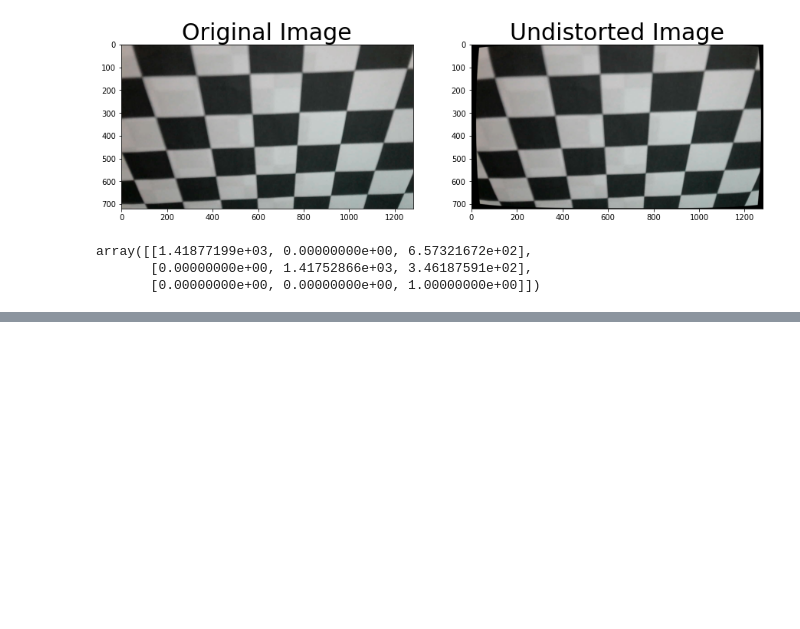
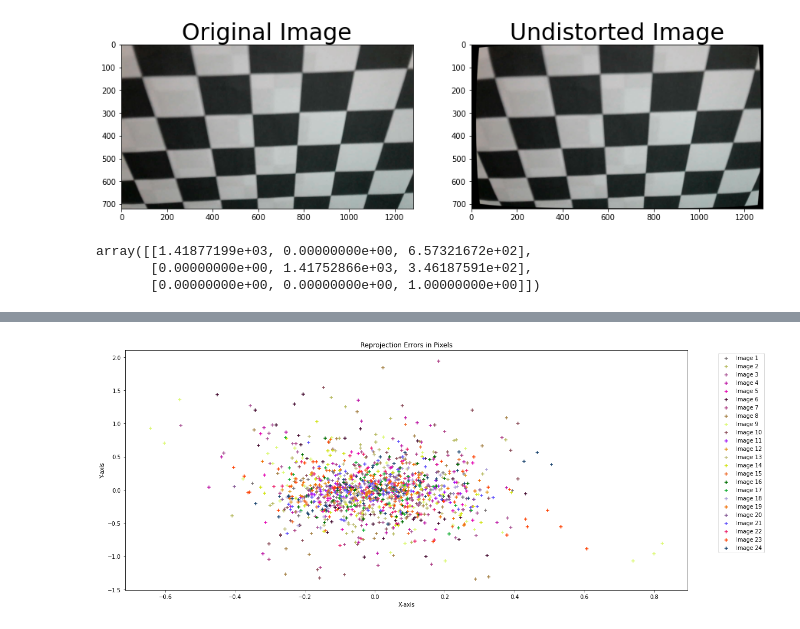
Before and after one commit to kiplimock/forest-project, a Jupyter notebook: calibration.ipynb, the cells around one changed output, grey strips where cells are left out. Saved outputs shown, nothing was run; the diff lists cells and outputs as text; code cells hidden in the pictures; blank space fills up the shorter version.

```diff
--- a/calibration.ipynb
+++ b/calibration.ipynb
@@ -88,0 +161,25 @@ array([[1.41877199e+03, 0.00000000e+00, 6.57321672e+02],
+# %%
+import matplotlib.pyplot as plt
+import numpy as np
+import random
+
+x.pop(20)
+x.pop(19)
+y.pop(20)
+y.pop(19)
+
+plt.figure(figsize=(17, 7))
+plt.xlabel("X-axis")
+plt.ylabel("Y-axis")
+plt.title("Reprojection Errors in Pixels")
+
+labels = ["Image " + str(i) for i in range(1,25)]
+colors = ["#"+''.join([random.choice('0123456789ABCDEF') for i in range(6)]) for j in range(24)]
+for i in range(len(colors)):
+    plt.scatter(x[i], y[i], marker='+', color=colors[i], label=labels[i])
+plt.legend(bbox_to_anchor=(1.05,1.0), loc='upper left')
+plt.tight_layout()
+# print(labels)
+plt.show()
+# %% [output]
+[figure, added]
```
Also changed, not shown: parts of 9 cells of this notebook, 6 other files.
